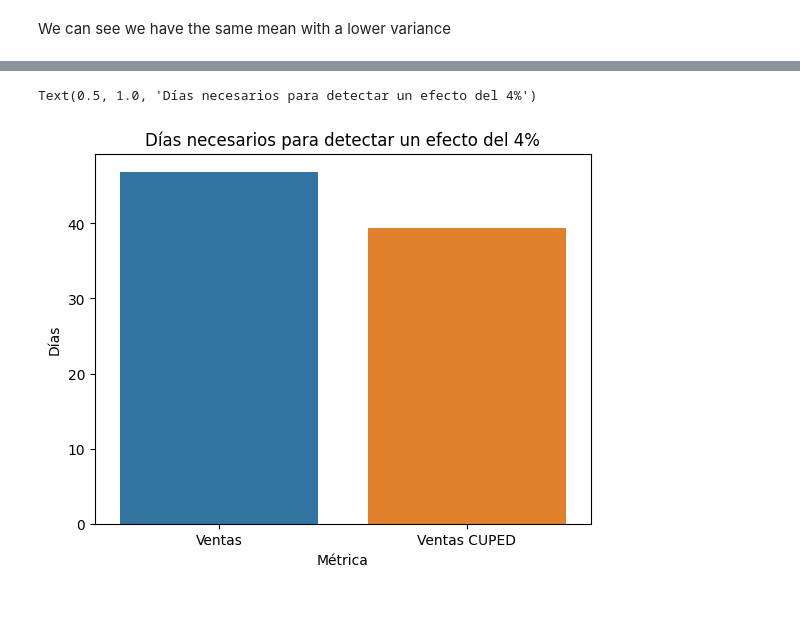
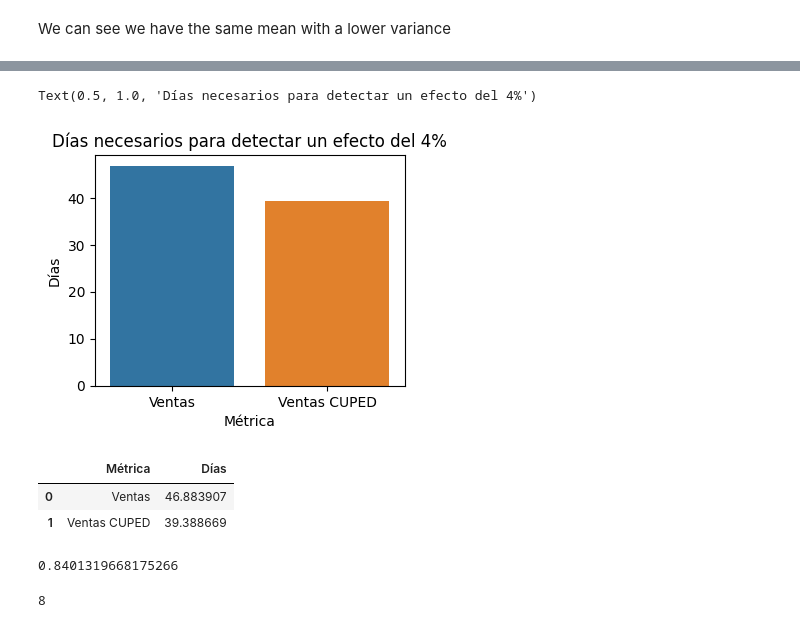
Before and after one commit to Bati-bot/Design-of-experiments-DOE, a Jupyter notebook: variance_reduction.ipynb, the cells around one changed output, grey strips where cells are left out. Saved outputs shown, nothing was run; the diff lists cells and outputs as text; code cells hidden in the pictures.

```diff
--- a/variance_reduction.ipynb
+++ b/variance_reduction.ipynb
@@ -186,7 +186,6 @@ agg_users_new = agg_users_new.loc[:,["user_id", 'favorite_brand', 'favorite_cate
        'n_cart', 'n_purchases', 'p_baseline', 'treatment', 'total_sales', 'total_sales_old', 'previous_data']]
 
 agg_users_new["p_baseline"] = np.random.uniform(size=len(users))
-p_baseline = 0.5
 agg_users_new["treatment"] = np.where(agg_users_new["p_baseline"]<=p_baseline,0,1)
 
 agg_users_new['total_sales_sim'] = np.where(agg_users_new['treatment']==1, agg_users_new['total_sales']+0.1, agg_users_new['total_sales'])
@@ -279,8 +265,8 @@ agg_users_new = agg_users_new.loc[:,["user_id", 'favorite_brand', 'favorite_cate
        'n_cart', 'n_purchases', 'p_baseline', 'treatment', 'total_sales', 'total_sales_old', 'previous_data']]
 
 agg_users_new["p_baseline"] = np.random.uniform(size=len(users)) + agg_users_new["previous_data"] / 10
-p_baseline = np.median(agg_users_new["p_baseline"])
-agg_users_new["treatment"] = np.where(agg_users_new["p_baseline"]<=p_baseline,0,1)
+p_baseline_not_random = np.median(agg_users_new["p_baseline"])
+agg_users_new["treatment"] = np.where(agg_users_new["p_baseline"]>=p_baseline_not_random,0,1)
 
 agg_users_new['total_sales_sim'] = np.where(agg_users_new['treatment']==1, agg_users_new['total_sales']+0.1, agg_users_new['total_sales'])
 
@@ -409,20 +401,35 @@ Text(0.5, 1.0, 'Mínimo efecto detectable con 8 semanas de experimentación')
 # %%
 rel_effect = 0.04
 days_dict = {}
 
 for m in ["sales", "sales_tilde"]:
     effect = rel_effect/this_line[f"{m}_cv"][0]
     n_1 = zt_ind_solve_power(effect_size=effect, alpha=alpha, power=power, ratio=ratio, alternative="larger")
     days_dict[m] = n_1 / this_line["n_users"][0] * 56
 
 df = pd.DataFrame.from_dict(days_dict, orient='index', columns=['Días'])
 df.reset_index(inplace=True)
 df.rename(columns={'index': 'Métrica'}, inplace=True)
 df.replace({"sales":"Ventas", "sales_tilde":"Ventas CUPED"}, inplace=True)
 
 # Plot barplot using seaborn
+plt.figure(figsize=(4,3))
 sns.barplot(x='Métrica', y='Días', data=df)
 plt.title(f"Días necesarios para detectar un efecto del {int(rel_effect*100)}%")
 # %% [output]
 Text(0.5, 1.0, 'Días necesarios para detectar un efecto del 4%')
-[figure, old version]
+[figure, new version]
+# %%
+df#["Días"]/7
+# %% [output]
+|  | Métrica | Días |
+| 0 | Ventas | 46.883907 |
+| 1 | Ventas CUPED | 39.388669 |
+# %%
+39.388669/46.883907
+# %% [output]
+0.8401319668175266
+# %%
+47-39
+# %% [output]
+8
```
Also changed, not shown: parts of 10 cells of this notebook, 2 other files.
